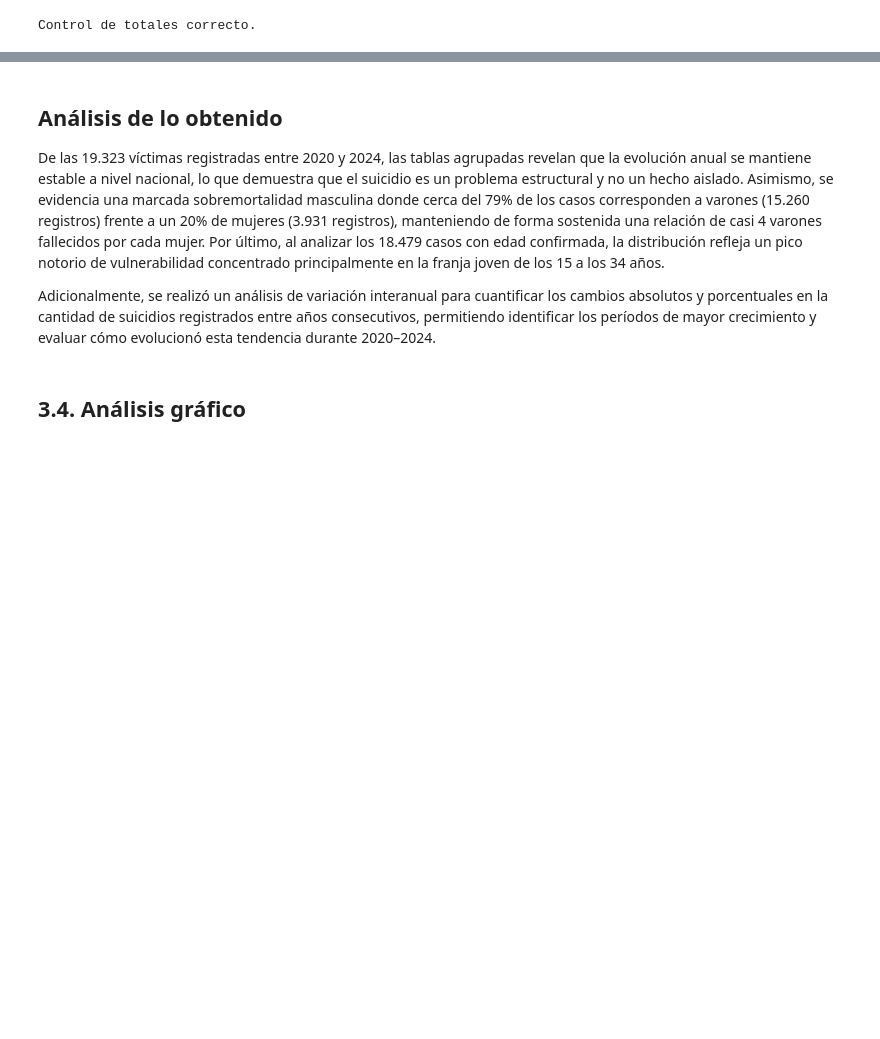
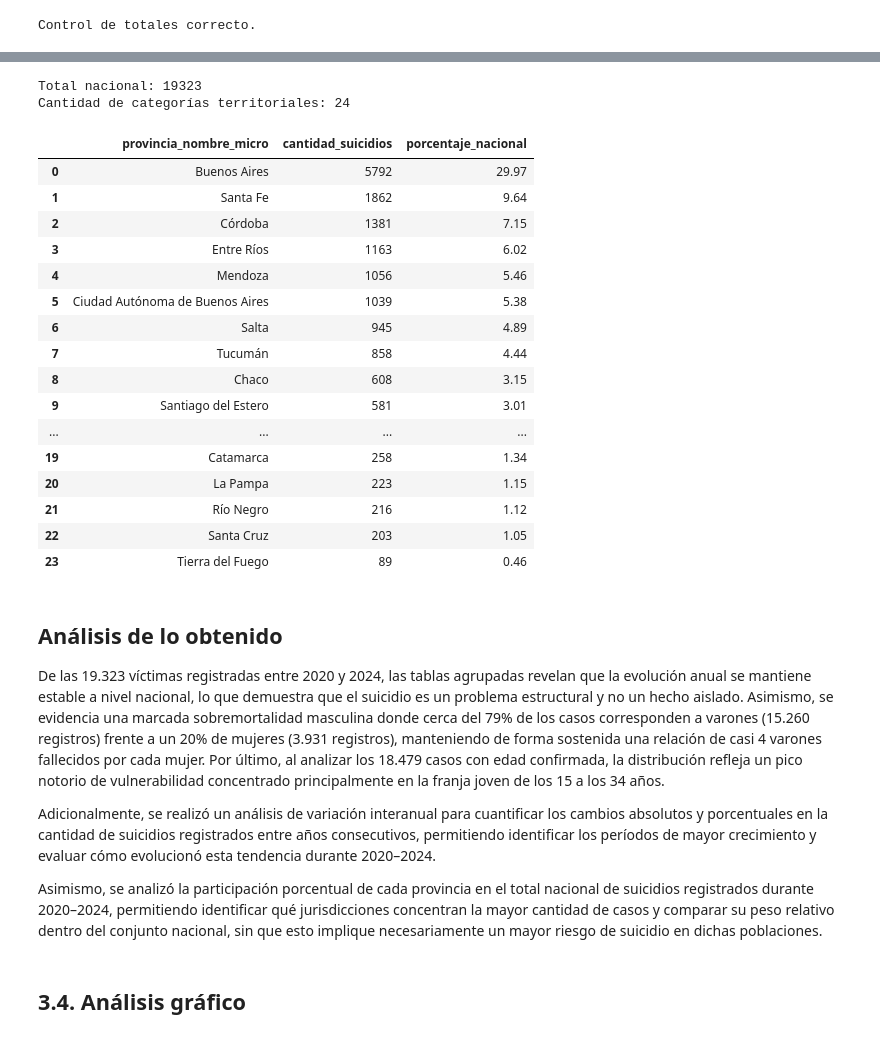
Before and after one commit to fce-laboratoriotp/tp-labo, a Jupyter notebook: notebook_prueba.ipynb, the cells around one changed output, grey strips where cells are left out. Drawn from its saved outputs; the diff is of its cells as text; code cells hidden in the pictures; blank space fills up the shorter version.

Commit message:
calcular participacion provincial en el total nacional + Agregacion de "Analisis de lo obtenido"

```diff
--- a/notebook_prueba.ipynb
+++ b/notebook_prueba.ipynb
@@ -794,8 +802,65 @@ Control de totales correcto.
+# %%
+# Agrupamos los registros por provincia
+participacion_provincial = (
+    df_master.groupby("provincia_nombre_micro", dropna=False)
+    .size()
+    .reset_index(name="cantidad_suicidios")
+)
+
+# Calculamos la participación porcentual de cada provincia
+total_nacional = participacion_provincial["cantidad_suicidios"].sum()
+
+participacion_provincial["porcentaje_nacional"] = (
+    participacion_provincial["cantidad_suicidios"]
+    / total_nacional * 100
+)
+
+# Ordenamos de mayor a menor cantidad de casos
+participacion_provincial = participacion_provincial.sort_values(
+    "cantidad_suicidios",
+    ascending=False
+).reset_index(drop=True)
+
+# Comprobamos que todas las observaciones estén representadas
+assert total_nacional == len(df_master), \
+    "ERROR: Los totales provinciales no coinciden"
+
+assert abs(
+    participacion_provincial["porcentaje_nacional"].sum() - 100
+) < 0.000001, "ERROR: Los porcentajes no suman 100"
+
+print("Total nacional:", total_nacional)
+print("Cantidad de categorías territoriales:",
+      len(participacion_provincial))
+
+display(participacion_provincial.round(2))
+# %% [output]
+Total nacional: 19323
+Cantidad de categorías territoriales: 24
+|  | provincia_nombre_micro | cantidad_suicidios | porcentaje_nacional |
+| 0 | Buenos Aires | 5792 | 29.97 |
+| 1 | Santa Fe | 1862 | 9.64 |
+| 2 | Córdoba | 1381 | 7.15 |
+| 3 | Entre Ríos | 1163 | 6.02 |
+| 4 | Mendoza | 1056 | 5.46 |
+| 5 | Ciudad Autónoma de Buenos Aires | 1039 | 5.38 |
+| 6 | Salta | 945 | 4.89 |
+| 7 | Tucumán | 858 | 4.44 |
+| 8 | Chaco | 608 | 3.15 |
+| 9 | Santiago del Estero | 581 | 3.01 |
+| ... | ... | ... | ... |
+| 19 | Catamarca | 258 | 1.34 |
+| 20 | La Pampa | 223 | 1.15 |
+| 21 | Río Negro | 216 | 1.12 |
+| 22 | Santa Cruz | 203 | 1.05 |
+| 23 | Tierra del Fuego | 89 | 0.46 |
 # %% [markdown]
 ## **Análisis de lo obtenido**
 De las 19.323 víctimas registradas entre 2020 y 2024, las tablas agrupadas revelan que la evolución anual se mantiene estable a nivel nacional, lo que demuestra que el suicidio es un problema estructural y no un hecho aislado. Asimismo, se evidencia una marcada sobremortalidad masculina donde cerca del 79% de los casos corresponden a varones (15.260 registros) frente a un 20% de mujeres (3.931 registros), manteniendo de forma sostenida una relación de casi 4 varones fallecidos por cada mujer. Por último, al analizar los 18.479 casos con edad confirmada, la distribución refleja un pico notorio de vulnerabilidad concentrado principalmente en la franja joven de los 15 a los 34 años.
 
 Adicionalmente, se realizó un análisis de variación interanual para cuantificar los cambios absolutos y porcentuales en la cantidad de suicidios registrados entre años consecutivos, permitiendo identificar los períodos de mayor crecimiento y evaluar cómo evolucionó esta tendencia durante 2020–2024.
+
+Asimismo, se analizó la participación porcentual de cada provincia en el total nacional de suicidios registrados durante 2020–2024, permitiendo identificar qué jurisdicciones concentran la mayor cantidad de casos y comparar su peso relativo dentro del conjunto nacional, sin que esto implique necesariamente un mayor riesgo de suicidio en dichas poblaciones.
 # %% [markdown]
 ## **3.4. Análisis gráfico**
 # %% [markdown]
```
Also changed, not shown: parts of 1 cell of this notebook.
